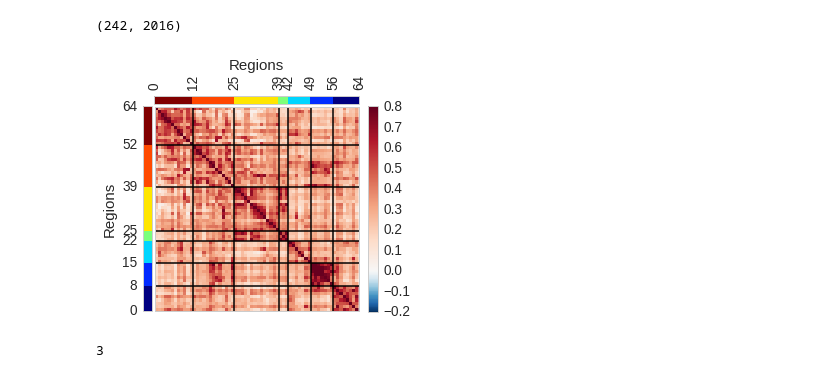
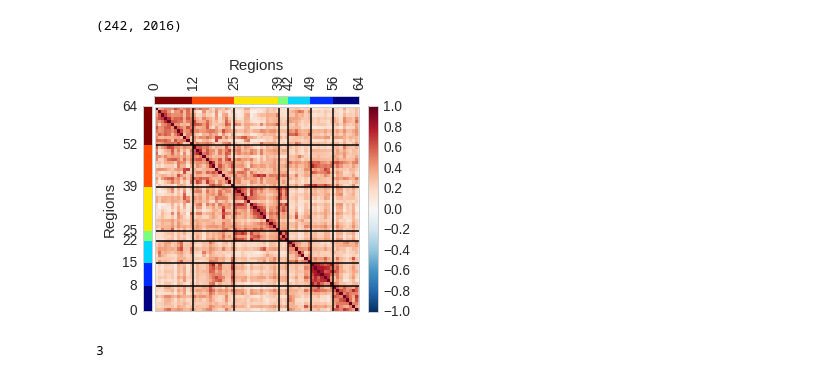
Before and after one commit to SIMEXP/schizo_multisite, a Jupyter notebook: figures/connectomes.ipynb, the cells around one changed output. Cells and saved outputs as stored; diff of their text form; code cells hidden in the pictures.

```diff
--- a/figures/connectomes.ipynb
+++ b/figures/connectomes.ipynb
@@ -300,7 +300,7 @@ sns.set_context('paper',font_scale=1.7)
 
 ind_sub = ind_7to64[sorted_idx].copy()
 #visu.mat(hc.ordermat(grand_avg_sort,ind_sub),[-0.2,0.8],True,False)
-visu.mat(ts.vec2mat(grand_avg,val_diag=1.)[sorted_idx,:][:,sorted_idx],[-0.2,0.8],True,False)
+visu.mat(ts.vec2mat(grand_avg,val_diag=1.)[sorted_idx,:][:,sorted_idx],[-1,1],True,False)
 
 ax = plt.gca()
 ax.grid(False)
@@ -333,34 +333,34 @@ norm = mpl.colors.BoundaryNorm(bounds,cmap.N)
 #mpl.colorbar.ColorbarBase(ax_bar, cmap=cmap, norm=norm, spacing=np.sort(ind_sub), ticks=bounds ,boundaries=bounds,orientation='vertical')
 cmm = mpl.colorbar.ColorbarBase(ax_bar, cmap=cmap, norm=norm, spacing=bounds ,orientation='vertical')
 #ax_bar.get_yaxis().set_ticks([])
 #ax_bar.grid(False)
 ax_bar.set_ylabel('Regions')
 ax_bar.yaxis.tick_left()
 ax_bar.yaxis.set_label_position('left')
 
 
 cmap = plt.cm.jet_r
 bounds=[0]
 for i in range(1,8,1):
         bounds.append(bounds[-1] + np.sum(ind_sub==i))
 
 norm = mpl.colors.BoundaryNorm(bounds,cmap.N)
 
 cmm = mpl.colorbar.ColorbarBase(ax_bar_top, cmap=cmap, norm=norm, spacing=bounds ,orientation='horizontal')
 #ax_bar_top.get_xaxis().set_ticks([])
 #ax_bar_top.grid(False)
 ax_bar_top.set_xlabel('Regions')
 ax_bar_top.xaxis.tick_top()
 ax_bar_top.xaxis.set_label_position('top')
 ll = ax_bar_top.get_xticklabels()
 for label in ll:
     label.set_rotation(90)
 
 main_path = '/home/cdansereau/git/schizo_multisite/'
 plt.savefig(main_path + 'figures/matrix_7net_multisite.pdf')
 plt.savefig(main_path + 'figures/matrix_7net_multisite.png', dpi = 300, bbox_inches='tight')
 # %% [output]
-[figure, old version]
+[figure, new version]
 # %%
 (ind_sub==4).sum()
 # %% [output]
```
Also changed, not shown: parts of 2 cells of this notebook, 3 other files.
